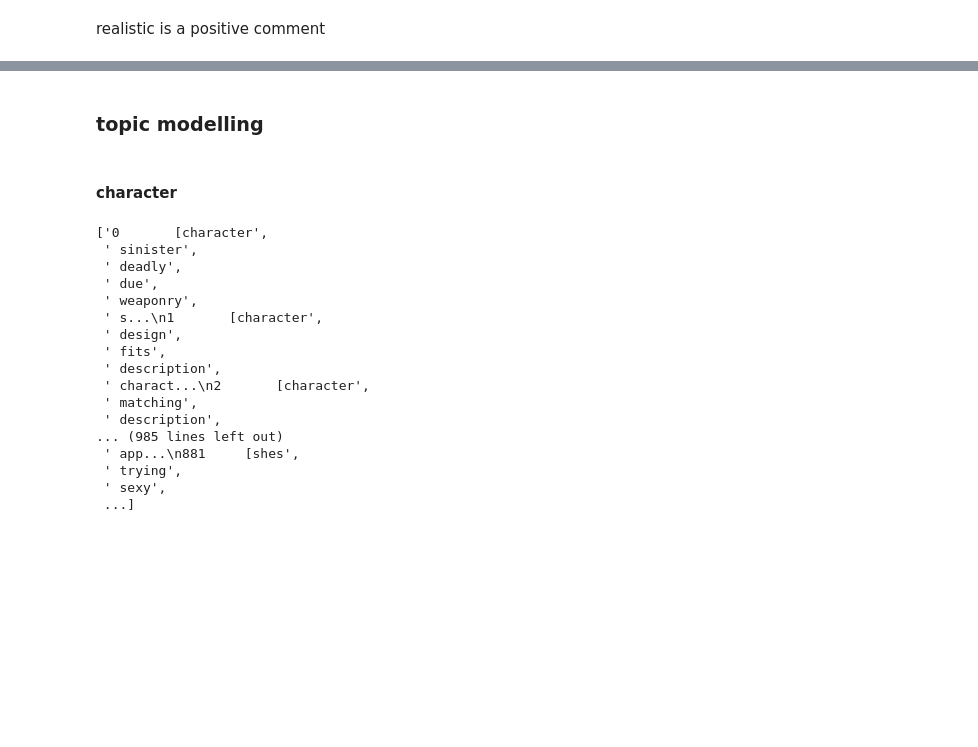
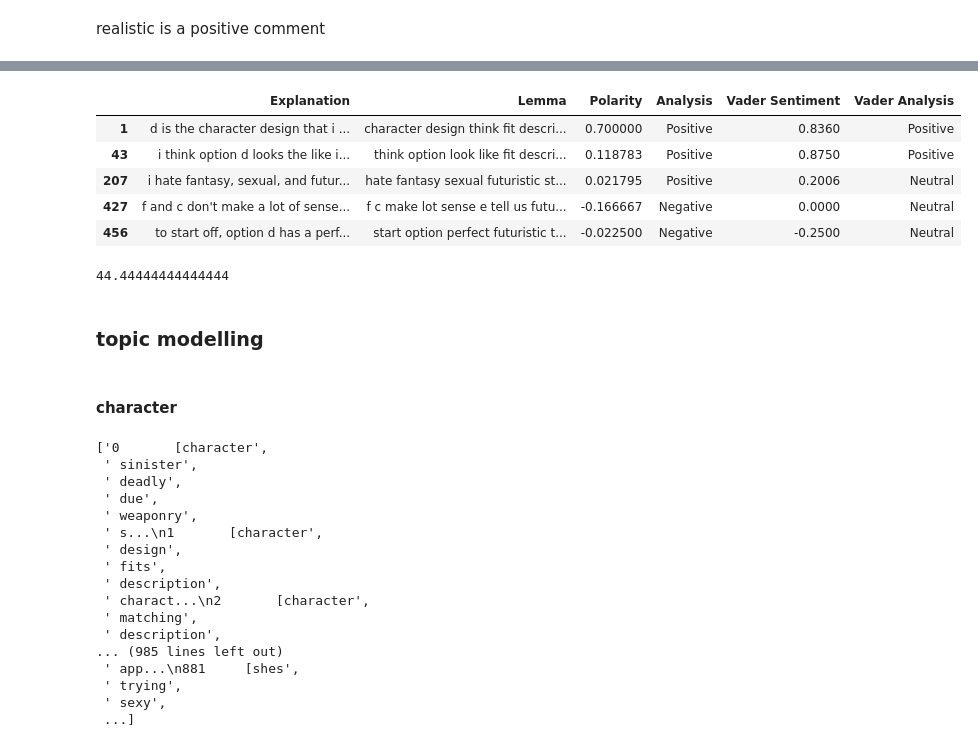
Before and after one commit to jjlu227/pickfuanalysis, a Jupyter notebook: pickfu_analysis0614.ipynb, the cells around one changed output, grey strips where cells are left out. Drawn from its saved outputs; the diff is of its cells as text; code cells hidden in the pictures; blank space fills up the shorter version.

```diff
--- a/pickfu_analysis0614.ipynb
+++ b/pickfu_analysis0614.ipynb
@@ -659,3 +751,59 @@ realistic is a positive comment
+# %%
+from textblob import TextBlob
+
+# function to calculate subjectivity
+def getSubjectivity(review):
+    return TextBlob(review).sentiment.subjectivity
+
+# function to calculate polarity
+def getPolarity(review):
+    return TextBlob(review).sentiment.polarity
+
+# function to analyze the reviews
+def analysis(score):
+    if score < 0:
+        return 'Negative'
+    elif score == 0:
+        return 'Neutral'
+    else:
+        return 'Positive'
+# %%
+fin_data = pd.DataFrame(futuristic[['Explanation', 'Lemma']])
+fin_data['Polarity'] = fin_data['Lemma'].apply(getPolarity)
+fin_data['Analysis'] = fin_data['Polarity'].apply(analysis)
+#vader
+from vaderSentiment.vaderSentiment import SentimentIntensityAnalyzer
+analyzer = SentimentIntensityAnalyzer()
+
+# function to calculate vader sentiment
+def vadersentimentanalysis(review):
+    vs = analyzer.polarity_scores(review)
+    return vs['compound']
+
+fin_data['Vader Sentiment'] = fin_data['Lemma'].apply(vadersentimentanalysis)
+# function to analyse
+def vader_analysis(compound):
+    if compound >= 0.5:
+        return 'Positive'
+    elif compound <= -0.5 :
+        return 'Negative'
+    else:
+        return 'Neutral'
+
+fin_data['Vader Analysis'] = fin_data['Vader Sentiment'].apply(vader_analysis)
+fin_data.head()
+# %% [output]
+|  | Explanation | Lemma | Polarity | Analysis | Vader Sentiment | Vader Analysis |
+| 1 | d is the character design that i ... | character design think fit descri... | 0.700000 | Positive | 0.8360 | Positive |
+| 43 | i think option d looks the like i... | think option look like fit descri... | 0.118783 | Positive | 0.8750 | Positive |
+| 207 | i hate fantasy, sexual, and futur... | hate fantasy sexual futuristic st... | 0.021795 | Positive | 0.2006 | Neutral |
+| 427 | f and c don't make a lot of sense... | f c make lot sense e tell us futu... | -0.166667 | Negative | 0.0000 | Neutral |
+| 456 | to start off, option d has a perf... | start option perfect futuristic t... | -0.022500 | Negative | -0.2500 | Neutral |
+# %%
+vader_counts = fin_data['Vader Analysis'].value_counts()
+vader_counts.Positive/vader_counts.sum()*100
+# %% [output]
+44.44444444444444
 # %% [markdown]
 ### topic modelling
 # %% [markdown]
```
Also changed, not shown: parts of 8 cells of this notebook, 6 other files.
